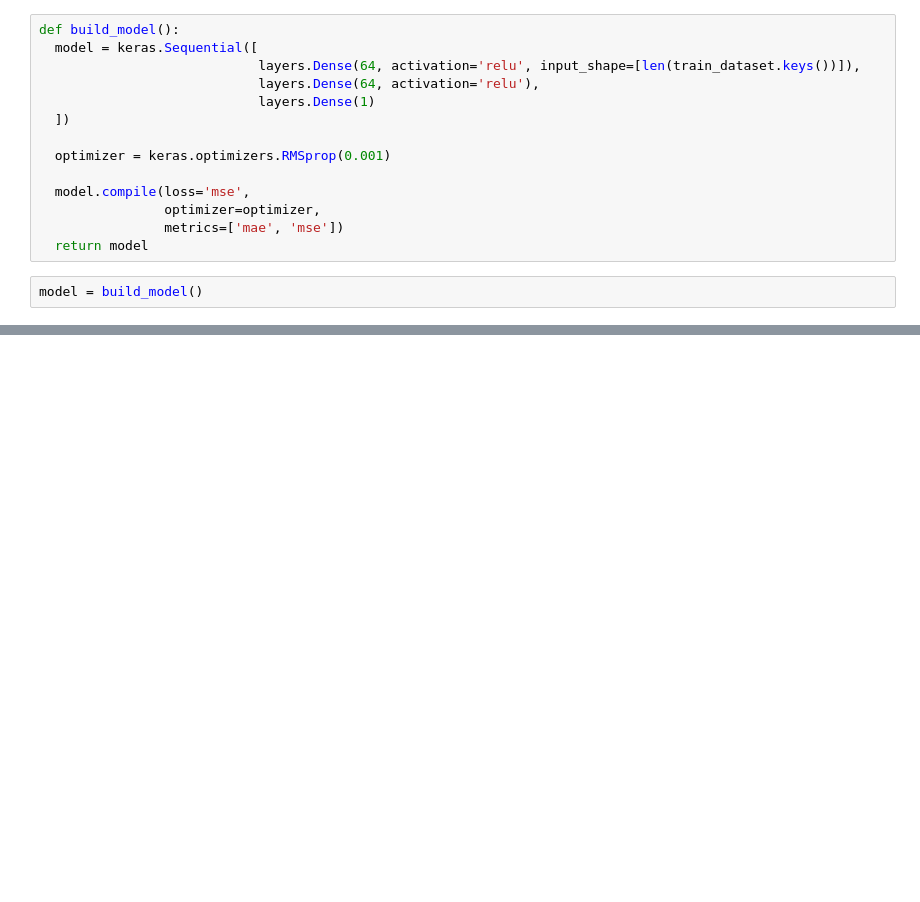
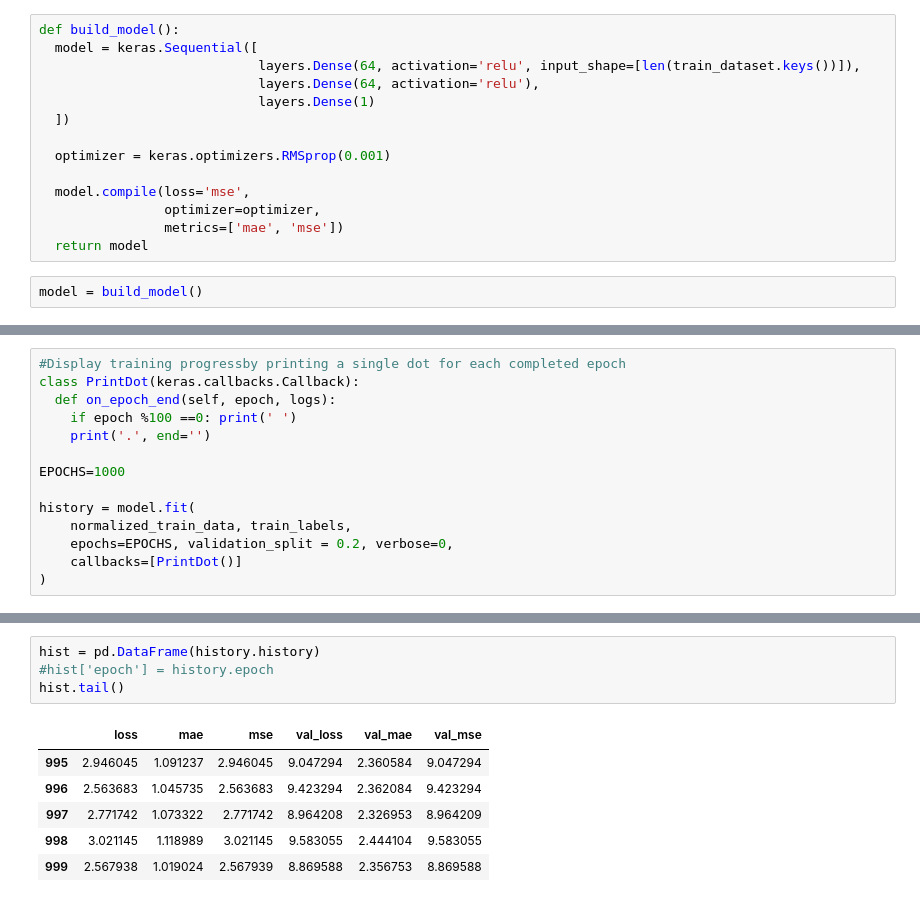
Before and after one commit to duttapratikcsc/ImageClassification, a Jupyter notebook: Regression_PredictFuelEfficiency/Auto_MPG.ipynb, the cells around one changed output, grey strips where cells are left out. Saved outputs shown, nothing was run; the diff lists cells and outputs as text; blank space fills up the shorter version.

```diff
--- a/Regression_PredictFuelEfficiency/Auto_MPG.ipynb
+++ b/Regression_PredictFuelEfficiency/Auto_MPG.ipynb
@@ -176,0 +213,14 @@ model = build_model()
+# %%
+#Display training progressby printing a single dot for each completed epoch
+class PrintDot(keras.callbacks.Callback):
+  def on_epoch_end(self, epoch, logs):
+    if epoch %100 ==0: print(' ')
+    print('.', end='')
+
+EPOCHS=1000
+
+history = model.fit(
+    normalized_train_data, train_labels,
+    epochs=EPOCHS, validation_split = 0.2, verbose=0,
+    callbacks=[PrintDot()]
+)
@@ -176,0 +238,11 @@ model = build_model()
+# %%
+hist = pd.DataFrame(history.history)
+#hist['epoch'] = history.epoch
+hist.tail()
+# %% [output]
+|  | loss | mae | mse | val_loss | val_mae | val_mse |
+| 995 | 2.946045 | 1.091237 | 2.946045 | 9.047294 | 2.360584 | 9.047294 |
+| 996 | 2.563683 | 1.045735 | 2.563683 | 9.423294 | 2.362084 | 9.423294 |
+| 997 | 2.771742 | 1.073322 | 2.771742 | 8.964208 | 2.326953 | 8.964209 |
+| 998 | 3.021145 | 1.118989 | 3.021145 | 9.583055 | 2.444104 | 9.583055 |
+| 999 | 2.567938 | 1.019024 | 2.567939 | 8.869588 | 2.356753 | 8.869588 |
```
Also changed, not shown: parts of 6 cells of this notebook.
